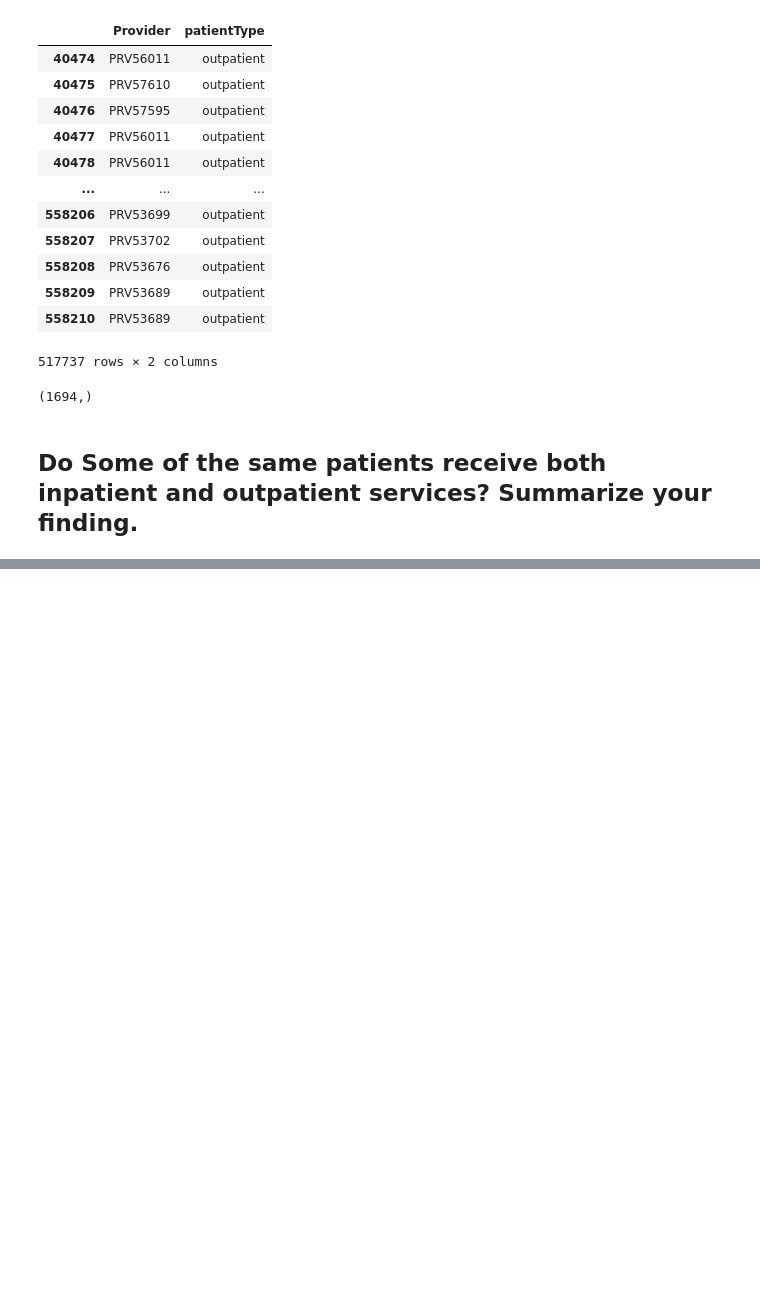
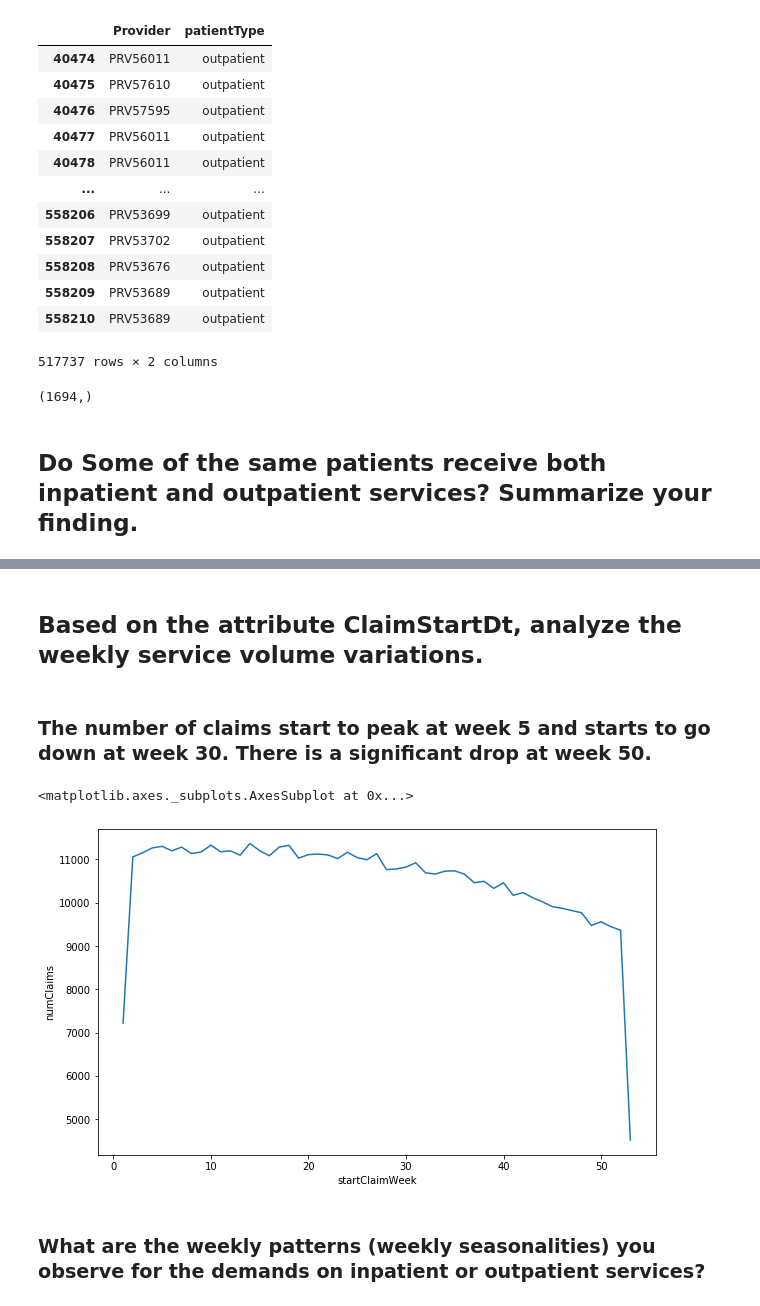
Before and after one commit to randypantinople/HealthCareFraudDetection, a Jupyter notebook: randypantinople/healthCareFraudDetection(randy).ipynb, the cells around one changed output, grey strips where cells are left out. Saved outputs shown, nothing was run; the diff lists cells and outputs as text; code cells hidden in the pictures; blank space fills up the shorter version.

```diff
--- a/randypantinople/healthCareFraudDetection(randy).ipynb
+++ b/randypantinople/healthCareFraudDetection(randy).ipynb
@@ -327,0 +341,21 @@ patient_services = pd.merge(patient_outpatient, patient_inpatient, on='BeneID')
+# %% [markdown]
+## Based on the attribute ClaimStartDt, analyze the weekly service volume variations.
+# %%
+full_data['ClaimStartDt'] = pd.to_datetime(full_data['ClaimStartDt'])
+full_data['startClaimWeek']= full_data['ClaimStartDt'].dt.week
+
+
+claimStartDt=full_data[['startClaimWeek', 'ClaimID']].copy()
+# %% [markdown]
+### The number of claims start to peak at week 5 and starts to go down at week 30. There is a significant drop at week 50.
+# %%
+weekly_claim = claimStartDt.groupby('startClaimWeek')["ClaimID"].size().reset_index(name='numClaims')
+f, ax = plt.subplots(figsize=(10, 6))
+sns.lineplot(x=weekly_claim.startClaimWeek, y=weekly_claim.numClaims)
+
+#weekly_claim
+# %% [output]
+<matplotlib.axes._subplots.AxesSubplot at 0x...>
+[figure, added]
+# %% [markdown]
+### What are the weekly patterns (weekly seasonalities) you observe for the demands on inpatient or outpatient services?
```
Also changed, not shown: parts of 15 cells of this notebook.
